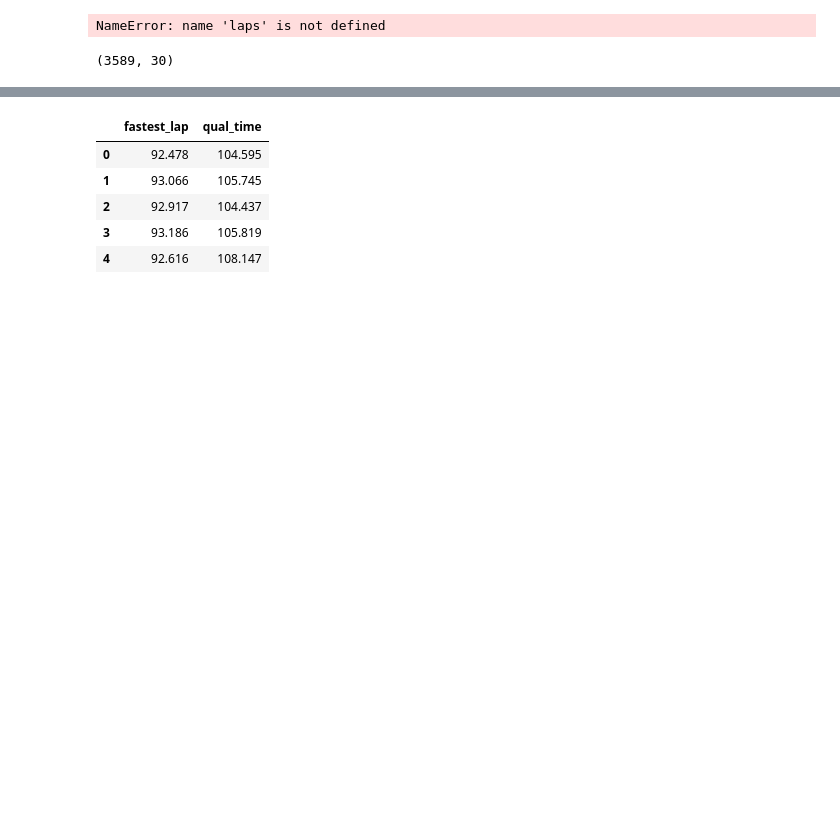
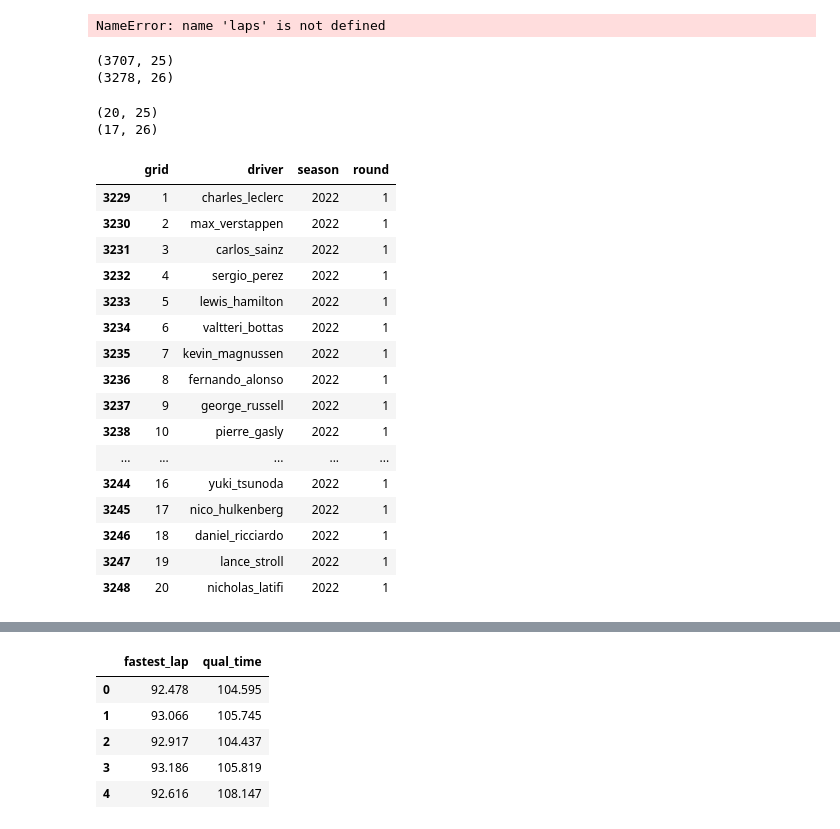
Before and after one commit to ollyjc99/f1-analytics, a Jupyter notebook: data processing/data-merging.ipynb, the cells around one changed output, grey strips where cells are left out. Cells and saved outputs as stored; diff of their text form; code cells hidden in the pictures; blank space fills up the shorter version.

```diff
--- a/data processing/data-merging.ipynb
+++ b/data processing/data-merging.ipynb
@@ -83,12 +72,40 @@ NameError: name 'laps' is not defined
 df1 = pd.merge(races, results, how='inner', on=['season', 'round', 'circuit_id']).drop(['url','points', 'status', 'time', 'grid'], axis=1)
 df2 = pd.merge(df1, drivers, how='left', on=['season', 'round', 'driver'])
 df3 = pd.merge(df2, constructors, how='left', on=['season', 'round', 'constructor'])
-df4 = pd.merge(df3, starting_grid, how='inner', on=['season', 'round', 'no'])
+df4 = pd.merge(df3, starting_grid, how='inner', on=['season', 'round', 'driver'])
 df4.rename(columns = {'grid': 'starting_grid'}, inplace=True)
 
-final_df = pd.merge(df4, qualifying, how='inner', on=['season', 'round', 'circuit_id', 'driver']).drop(['fastest_lap'], axis=1)
-final_df.rename(columns = {'fastest_time': 'qual_time', 'grid': 'qualifying_pos'}, inplace=True)
-
-final_df.shape
+# final_df = pd.merge(df4, qualifying, how='inner', on=['season', 'round', 'circuit_id', 'driver']).drop(['fastest_lap'], axis=1)
+# final_df.rename(columns = {'fastest_time': 'qual_time', 'grid': 'qualifying_pos'}, inplace=True)
+print(df3.shape)
+print(df4.shape)
+# final_df.shape
 # %% [output]
-(3589, 30)
+(3707, 25)
+(3278, 26)
+# %%
+print(df3.query('season == 2022 & round == 1').shape)
+print(df4.query('season == 2022 & round == 1').shape)
+# %% [output]
+(20, 25)
+(17, 26)
+# %%
+starting_grid.query('season == 2022 & round == 1')
+# %% [output]
+|  | grid | driver | season | round |
+| 3229 | 1 | charles_leclerc | 2022 | 1 |
+| 3230 | 2 | max_verstappen | 2022 | 1 |
+| 3231 | 3 | carlos_sainz | 2022 | 1 |
+| 3232 | 4 | sergio_perez | 2022 | 1 |
+| 3233 | 5 | lewis_hamilton | 2022 | 1 |
+| 3234 | 6 | valtteri_bottas | 2022 | 1 |
+| 3235 | 7 | kevin_magnussen | 2022 | 1 |
+| 3236 | 8 | fernando_alonso | 2022 | 1 |
+| 3237 | 9 | george_russell | 2022 | 1 |
+| 3238 | 10 | pierre_gasly | 2022 | 1 |
+| ... | ... | ... | ... | ... |
+| 3244 | 16 | yuki_tsunoda | 2022 | 1 |
+| 3245 | 17 | nico_hulkenberg | 2022 | 1 |
+| 3246 | 18 | daniel_ricciardo | 2022 | 1 |
+| 3247 | 19 | lance_stroll | 2022 | 1 |
+| 3248 | 20 | nicholas_latifi | 2022 | 1 |
```
Also changed, not shown: parts of 6 cells of this notebook.
